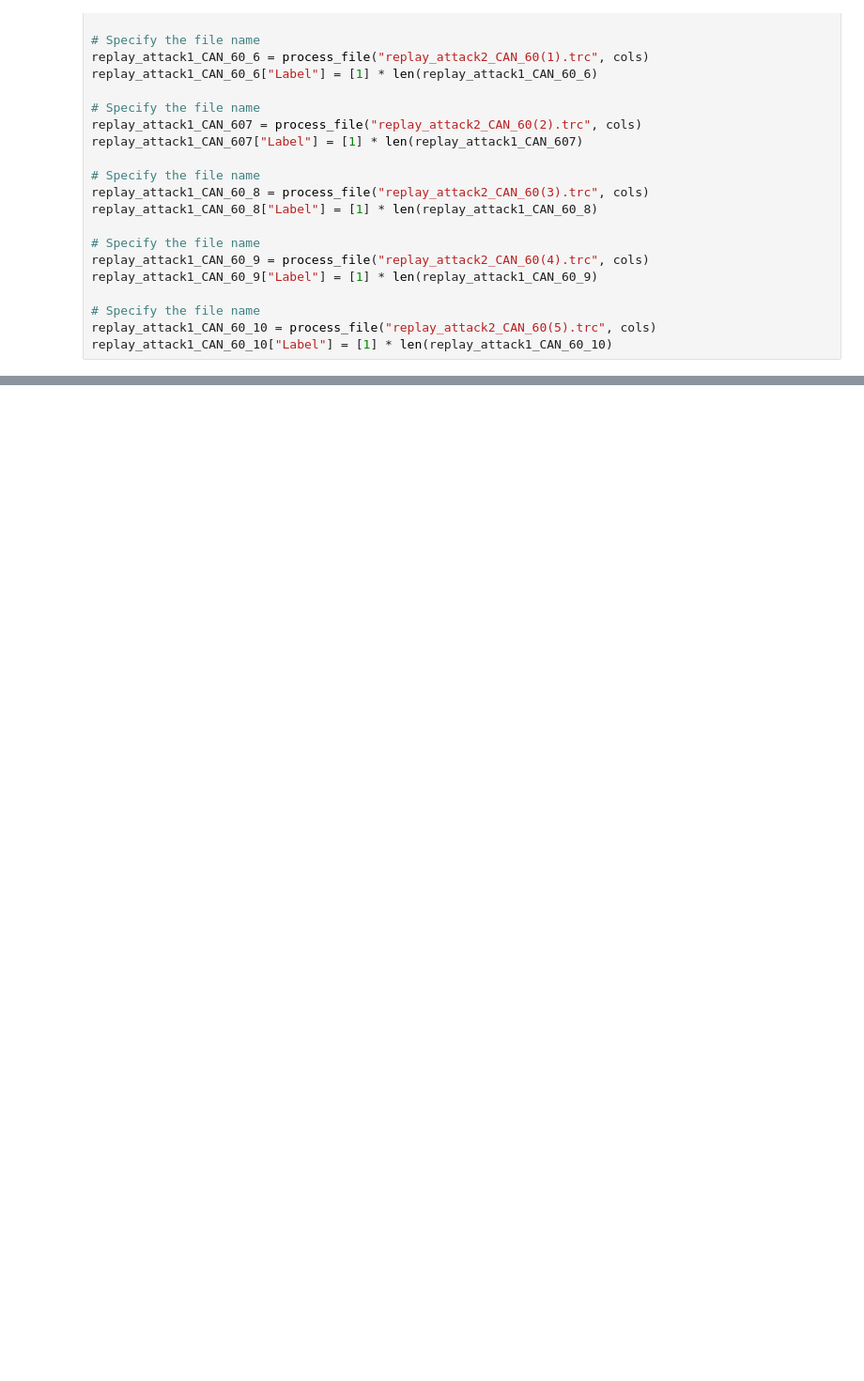
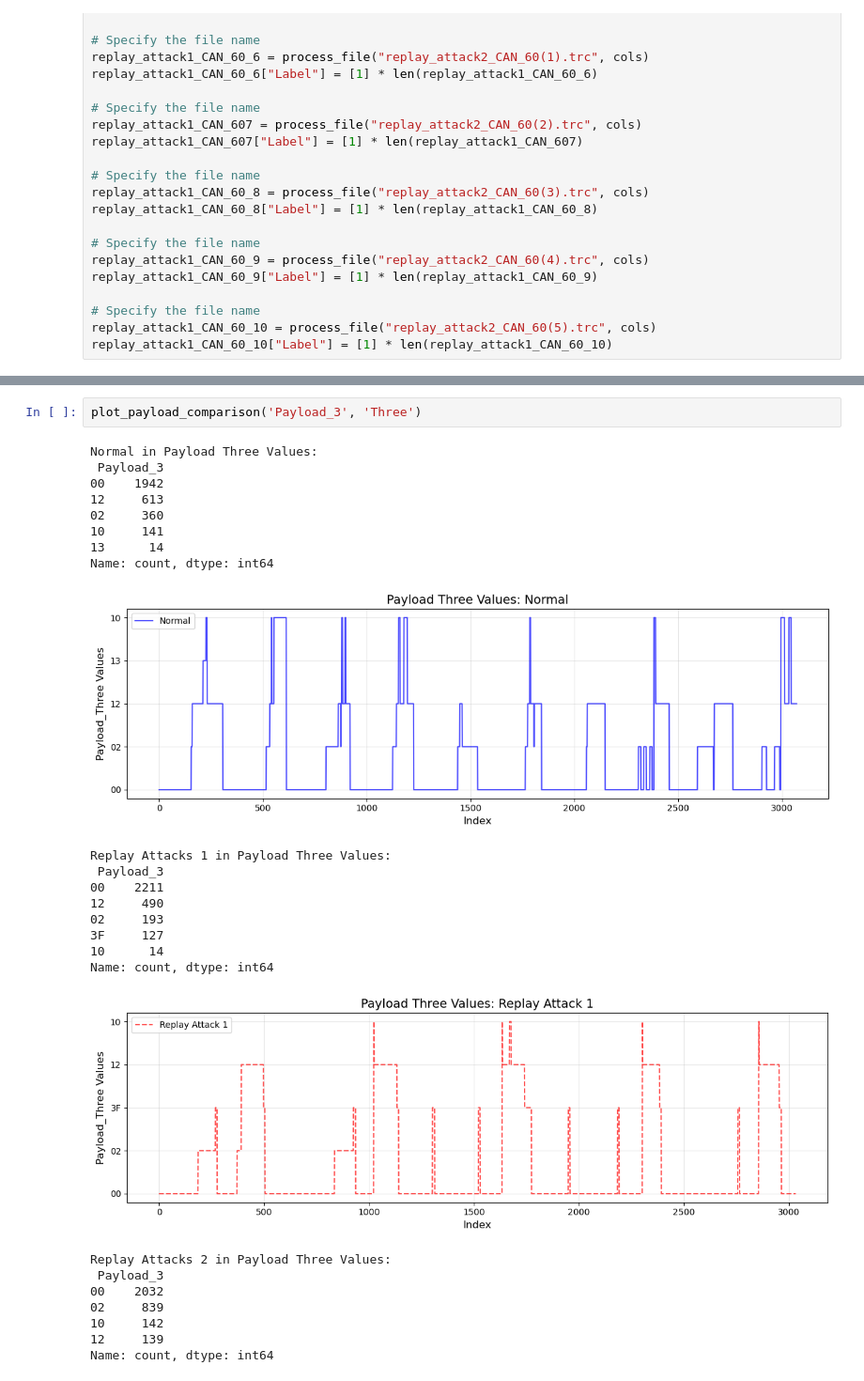
Before and after one commit to Arupreza/Securing-LIN-Insights-from-Ultrasonic-Sensor-Data-Impact-on-CAN-Protocol, a Jupyter notebook: Data_Analysis.ipynb, the cells around one changed output, grey strips where cells are left out. Shown at 94% size. Saved outputs shown, nothing was run; the diff lists cells and outputs as text; blank space fills up the shorter version.

```diff
--- a/Data_Analysis.ipynb
+++ b/Data_Analysis.ipynb
@@ -202,0 +325,28 @@ plt.plot(replay_attack1_CAN_60_1[replay_attack1_CAN_60_1["CAN_ID"] == "0510"]["T
+# %%
+plot_payload_comparison('Payload_3', 'Three')
+# %% [output]
+Normal in Payload Three Values:
+ Payload_3
+00    1942
+12     613
+02     360
+10     141
+13      14
+Name: count, dtype: int64
+[figure, added]
+Replay Attacks 1 in Payload Three Values:
+ Payload_3
+00    2211
+12     490
+02     193
+3F     127
+10      14
+Name: count, dtype: int64
+[figure, added]
+Replay Attacks 2 in Payload Three Values:
+ Payload_3
+00    2032
+02     839
+10     142
+12     139
+Name: count, dtype: int64
```
Also changed, not shown: parts of 31 cells of this notebook.
